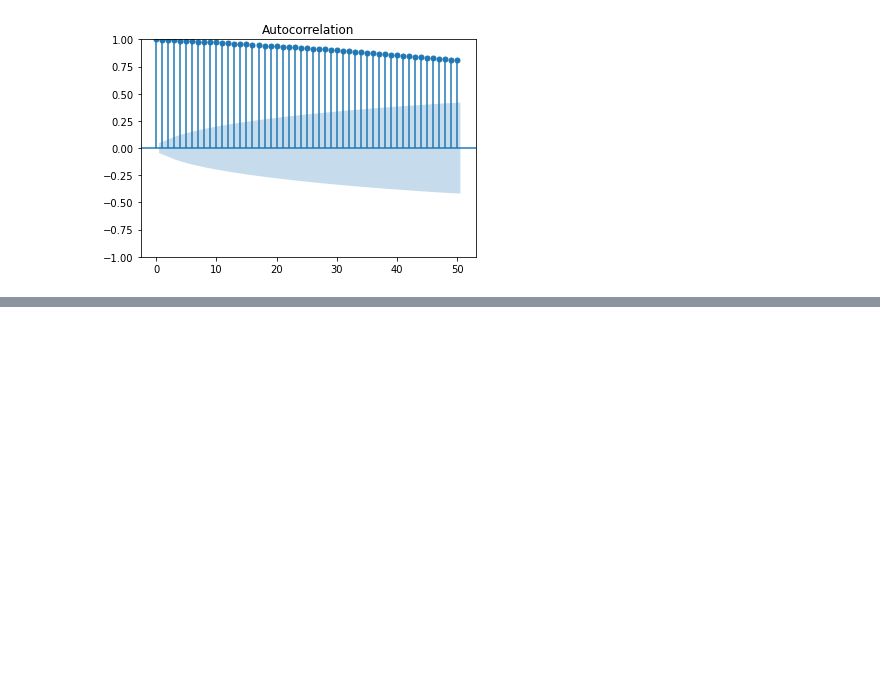
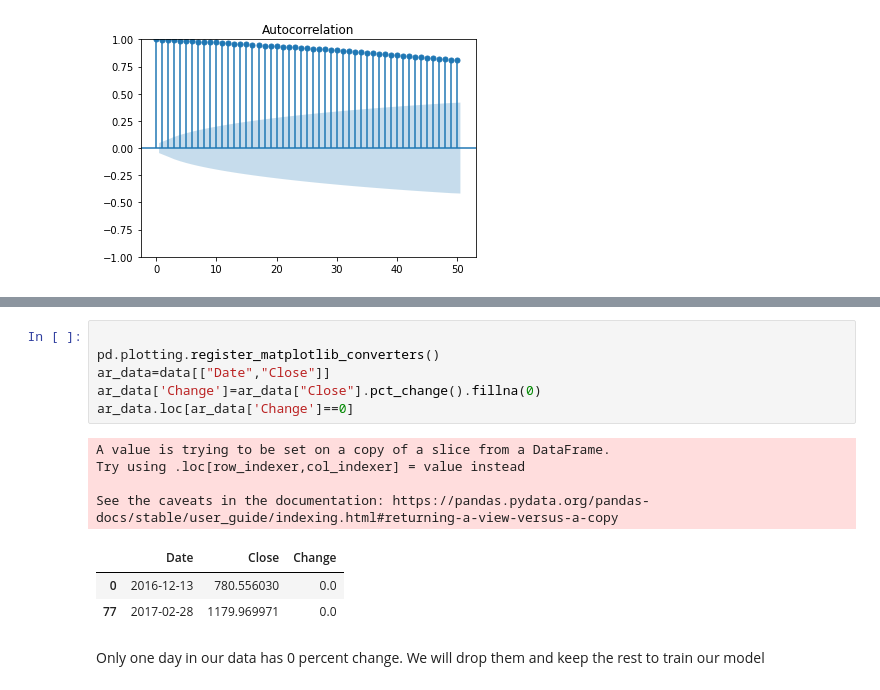
Before and after one commit to JimTsiob/Machine-Learning-project, a Jupyter notebook: lin.ipynb, the cells around one changed output, grey strips where cells are left out. Cells and saved outputs as stored; diff of their text form; blank space fills up the shorter version.

```diff
--- a/lin.ipynb
+++ b/lin.ipynb
@@ -196,0 +276,16 @@ plot_acf(data_scaled["Close"], lags=50)
+# %%
+
+pd.plotting.register_matplotlib_converters()
+ar_data=data[["Date","Close"]]
+ar_data['Change']=ar_data["Close"].pct_change().fillna(0)
+ar_data.loc[ar_data['Change']==0]
+# %% [output]
+A value is trying to be set on a copy of a slice from a DataFrame.
+Try using .loc[row_indexer,col_indexer] = value instead
+
+See the caveats in the documentation: https://pandas.pydata.org/pandas-docs/stable/user_guide/indexing.html#returning-a-view-versus-a-copy
+|  | Date | Close | Change |
+| 0 | 2016-12-13 | 780.556030 | 0.0 |
+| 77 | 2017-02-28 | 1179.969971 | 0.0 |
+# %% [markdown]
+Only one day in our data has 0 percent change. We will drop them and keep the rest to train our model
```
Also changed, not shown: parts of 9 cells of this notebook.
